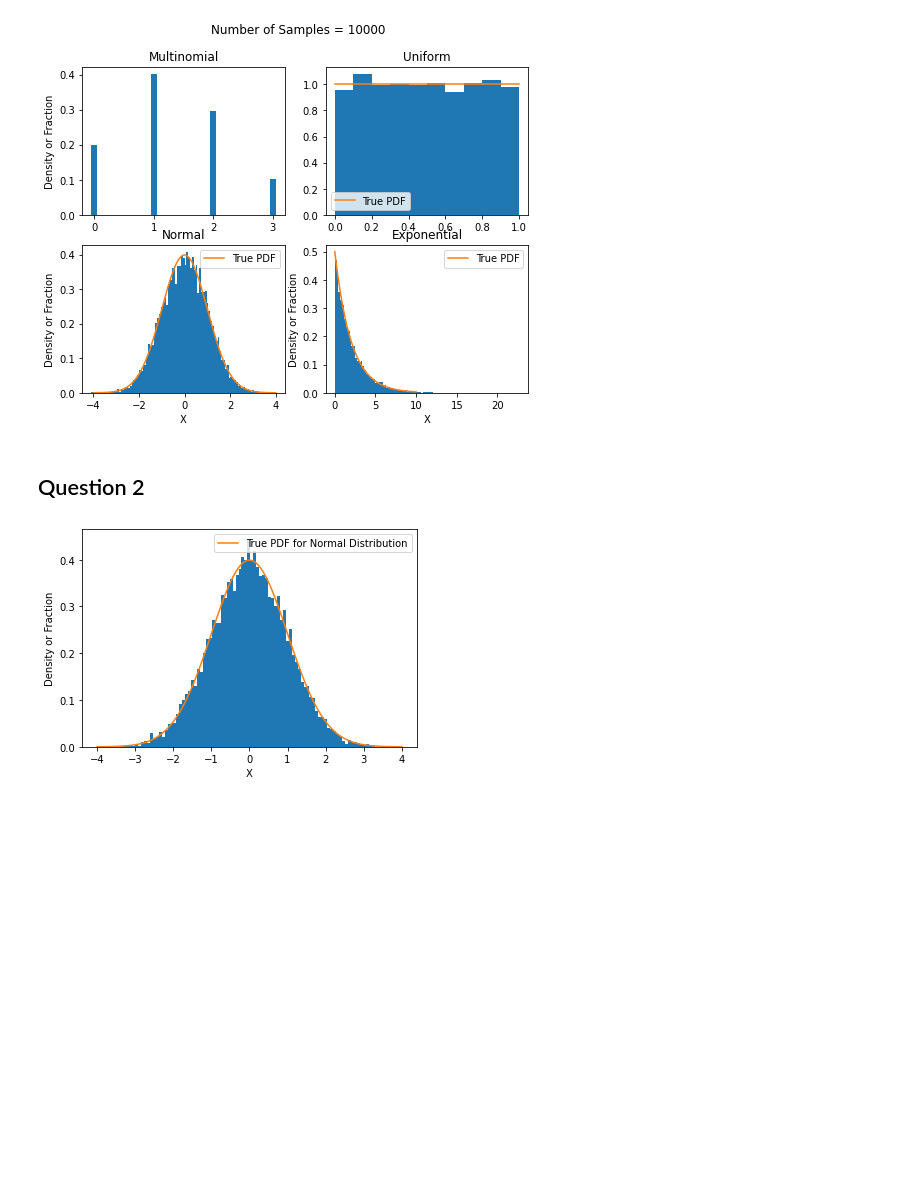
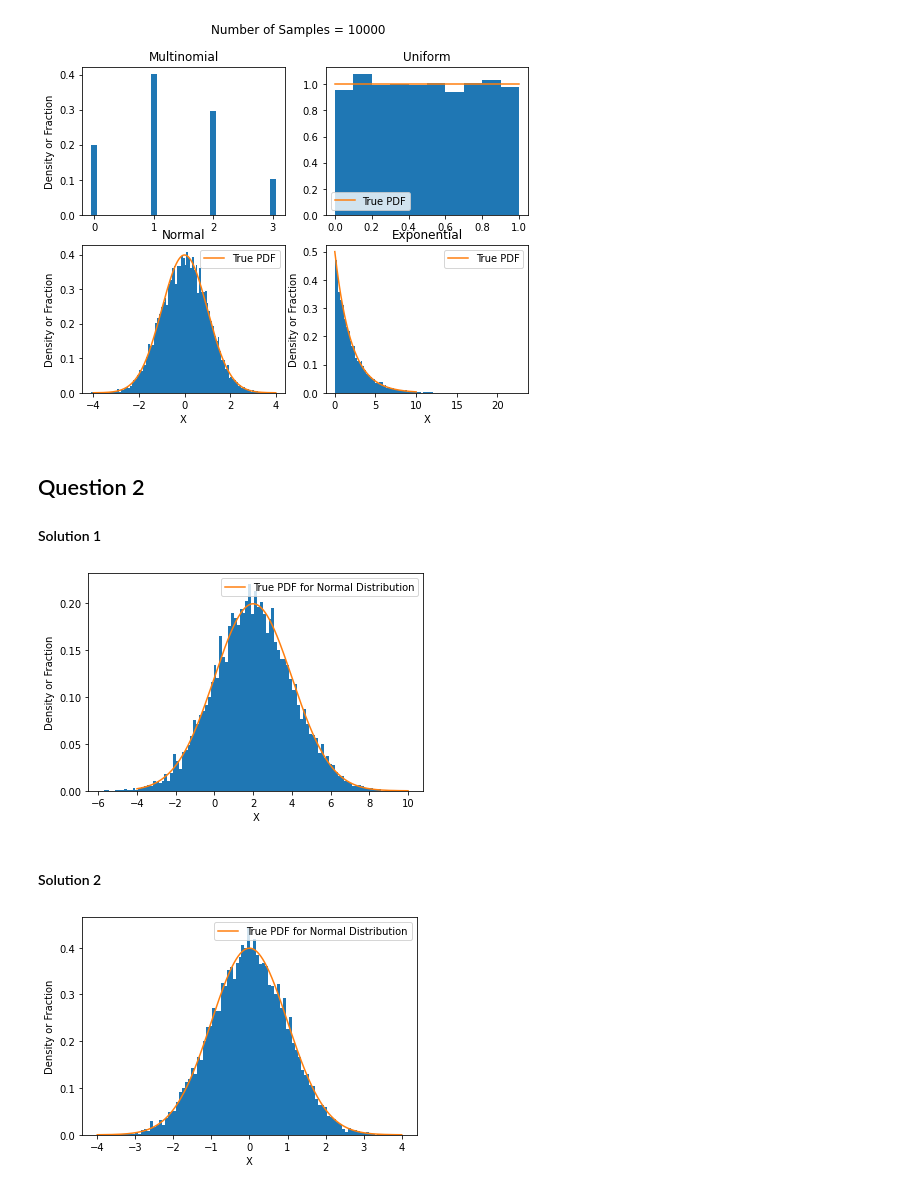
Before and after one commit to Utkarshp1/CS-414-Reinforcement-Learning, a Jupyter notebook: Lab1/Untitled.ipynb, the cells around one changed output. Cells and saved outputs as stored; diff of their text form; code cells hidden in the pictures; blank space fills up the shorter version.

```diff
--- a/Lab1/Untitled.ipynb
+++ b/Lab1/Untitled.ipynb
@@ -69,6 +70,34 @@ for i in [100, 1000, 10000]:
 [figure]
 # %% [markdown]
 ## Question 2
+#### Solution 1
+# %%
+samples = []
+
+n = 10000
+mu = 2
+sigma = 2
+
+for i in range(10000):
+    U = np.random.uniform(low=0.0, high=1.0, size=(n, ))
+    X = np.sqrt(n)*((U.mean() - 0.5)/np.sqrt(1/12))
+    X = sigma*X + mu
+    samples.append(X)
+
+y = norm(2, 2).pdf(np.linspace(-4, 10, 10000))
+
+plt.figure()
+plt.hist(samples, bins=100, density=True)
+plt.plot(np.linspace(-4, 10, 10000), y, label='True PDF for Normal Distribution')
+plt.xlabel('X')
+plt.ylabel('Density or Fraction')
+plt.legend()
+plt.savefig('tmp/Q2_1.png')
+plt.show()
+# %% [output]
+[figure, added]
+# %% [markdown]
+#### Solution 2
 # %%
 U = np.random.uniform(low=0.0, high=1.0, size=(10000, ))
 X = norm.ppf(U)
```
Also changed, not shown: parts of 20 cells of this notebook, 5 other files.
